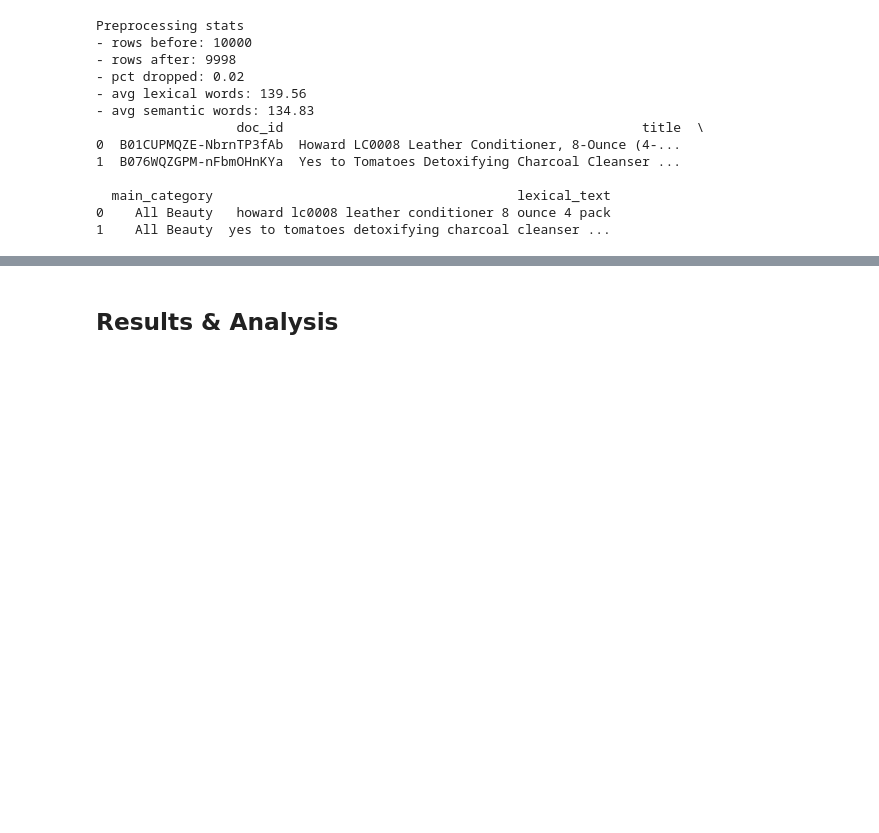
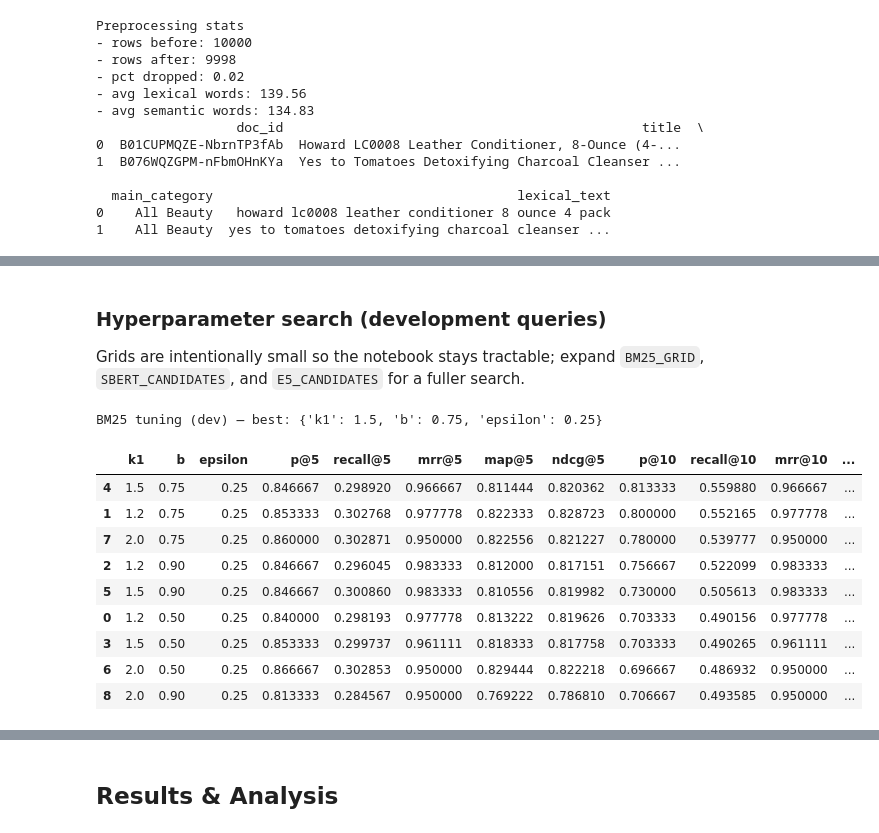
Before and after one commit to Famosaya-Bobola/Enhanced-Product-Discovery, a Jupyter notebook: product-retrieval-implementation.ipynb, the cells around one changed output, grey strips where cells are left out. Saved outputs shown, nothing was run; the diff lists cells and outputs as text; code cells hidden in the pictures; blank space fills up the shorter version.

```diff
--- a/product-retrieval-implementation.ipynb
+++ b/product-retrieval-implementation.ipynb
@@ -323,0 +483,62 @@ E5 index size: 9998
+# %% [markdown]
+### Hyperparameter search (development queries)
+
+Grids are intentionally small so the notebook stays tractable; expand `BM25_GRID`, `SBERT_CANDIDATES`, and `E5_CANDIDATES` for a fuller search.
+# %%
+# Corpus tokenization for BM25 (fixed lexical field)
+bm25_corpus = [doc.split() for doc in df["lexical_text"].tolist()]
+semantic_texts = df["semantic_text"].tolist()
+ENCODE_BATCH_SIZE = 64
+
+# ---------------- BM25 grid ----------------
+BM25_GRID = [
+    {"k1": k1, "b": b, "epsilon": eps}
+    for k1 in [1.2, 1.5, 2.0]
+    for b in [0.5, 0.75, 0.9]
+    for eps in [0.25]
+]
+
+bm25_tune_rows = []
+for p in BM25_GRID:
+    bm = BM25Okapi(bm25_corpus, k1=p["k1"], b=p["b"], epsilon=p["epsilon"])
+
+    def _bm25_retrieve_tune(query, top_k=10, _bm=bm):
+        tokens = clean_lexical_text(query).split()
+        scores = np.asarray(_bm.get_scores(tokens), dtype=np.float32)
+        k = min(top_k, len(scores))
+        if k == 0:
+            return []
+        idx = np.argpartition(-scores, kth=k - 1)[:k]
+        idx = idx[np.argsort(-scores[idx])]
+        return [(idx_to_doc_id[i], float(scores[i])) for i in idx]
+
+    _, summ = evaluate_system(
+        f"BM25_tune_k1={p['k1']}_b={p['b']}", _bm25_retrieve_tune, queries_dev, qrels_dev
+    )
+    row = {**p, **summ.iloc[0].to_dict()}
+    bm25_tune_rows.append(row)
+
+bm25_tune_df = pd.DataFrame(bm25_tune_rows)
+best_bm25_row = bm25_tune_df.sort_values(
+    ["ndcg@10", "map@10"], ascending=[False, False], kind="mergesort"
+).iloc[0]
+
+BEST_BM25 = {
+    "k1": float(best_bm25_row["k1"]),
+    "b": float(best_bm25_row["b"]),
+    "epsilon": float(best_bm25_row["epsilon"]),
+}
+print("BM25 tuning (dev) — best:", BEST_BM25)
+display(bm25_tune_df.sort_values("ndcg@10", ascending=False).head(10))
+# %% [output]
+BM25 tuning (dev) — best: {'k1': 1.5, 'b': 0.75, 'epsilon': 0.25}
+|  | k1 | b | epsilon | p@5 | recall@5 | mrr@5 | map@5 | ndcg@5 | p@10 | recall@10 | mrr@10 | ... |
+| 4 | 1.5 | 0.75 | 0.25 | 0.846667 | 0.298920 | 0.966667 | 0.811444 | 0.820362 | 0.813333 | 0.559880 | 0.966667 | ... |
+| 1 | 1.2 | 0.75 | 0.25 | 0.853333 | 0.302768 | 0.977778 | 0.822333 | 0.828723 | 0.800000 | 0.552165 | 0.977778 | ... |
+| 7 | 2.0 | 0.75 | 0.25 | 0.860000 | 0.302871 | 0.950000 | 0.822556 | 0.821227 | 0.780000 | 0.539777 | 0.950000 | ... |
+| 2 | 1.2 | 0.90 | 0.25 | 0.846667 | 0.296045 | 0.983333 | 0.812000 | 0.817151 | 0.756667 | 0.522099 | 0.983333 | ... |
+| 5 | 1.5 | 0.90 | 0.25 | 0.846667 | 0.300860 | 0.983333 | 0.810556 | 0.819982 | 0.730000 | 0.505613 | 0.983333 | ... |
+| 0 | 1.2 | 0.50 | 0.25 | 0.840000 | 0.298193 | 0.977778 | 0.813222 | 0.819626 | 0.703333 | 0.490156 | 0.977778 | ... |
+| 3 | 1.5 | 0.50 | 0.25 | 0.853333 | 0.299737 | 0.961111 | 0.818333 | 0.817758 | 0.703333 | 0.490265 | 0.961111 | ... |
+| 6 | 2.0 | 0.50 | 0.25 | 0.866667 | 0.302853 | 0.950000 | 0.829444 | 0.822218 | 0.696667 | 0.486932 | 0.950000 | ... |
+| 8 | 2.0 | 0.90 | 0.25 | 0.813333 | 0.284567 | 0.950000 | 0.769222 | 0.786810 | 0.706667 | 0.493585 | 0.950000 | ... |
```
Also changed, not shown: parts of 21 cells of this notebook, 18 other files.
